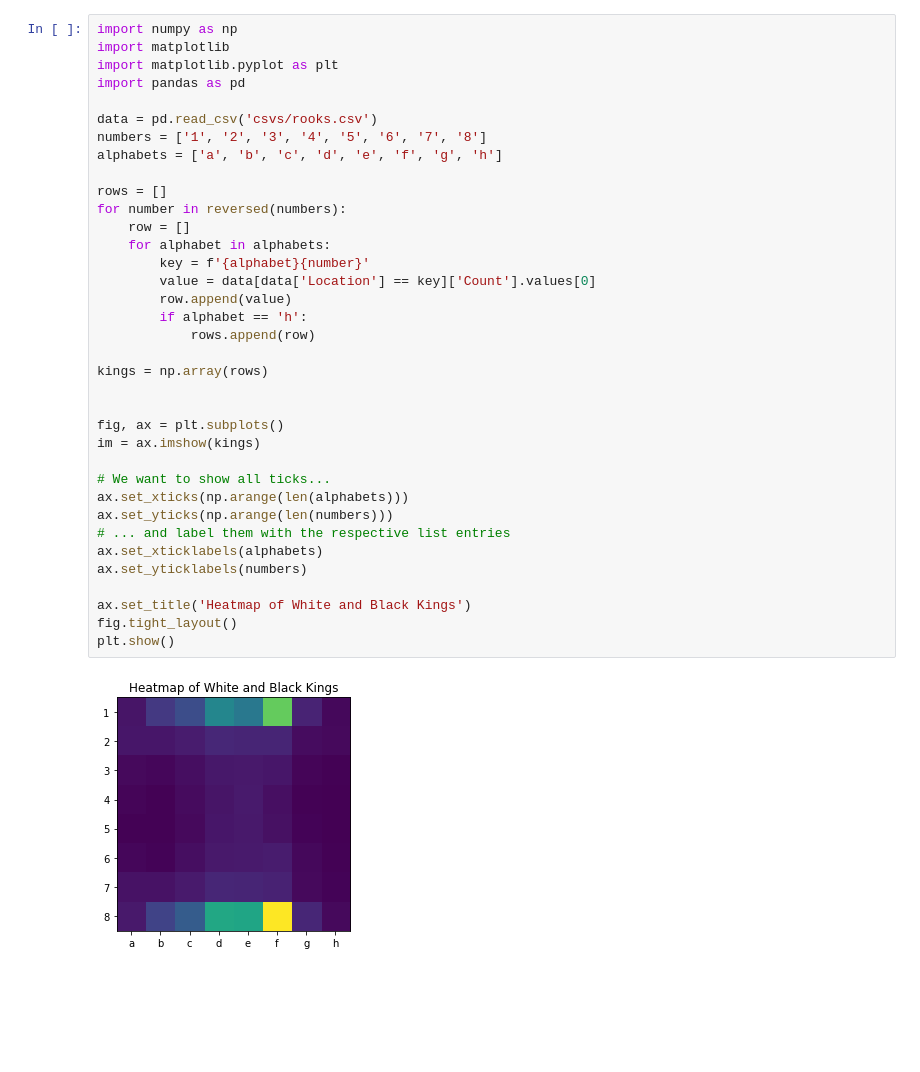
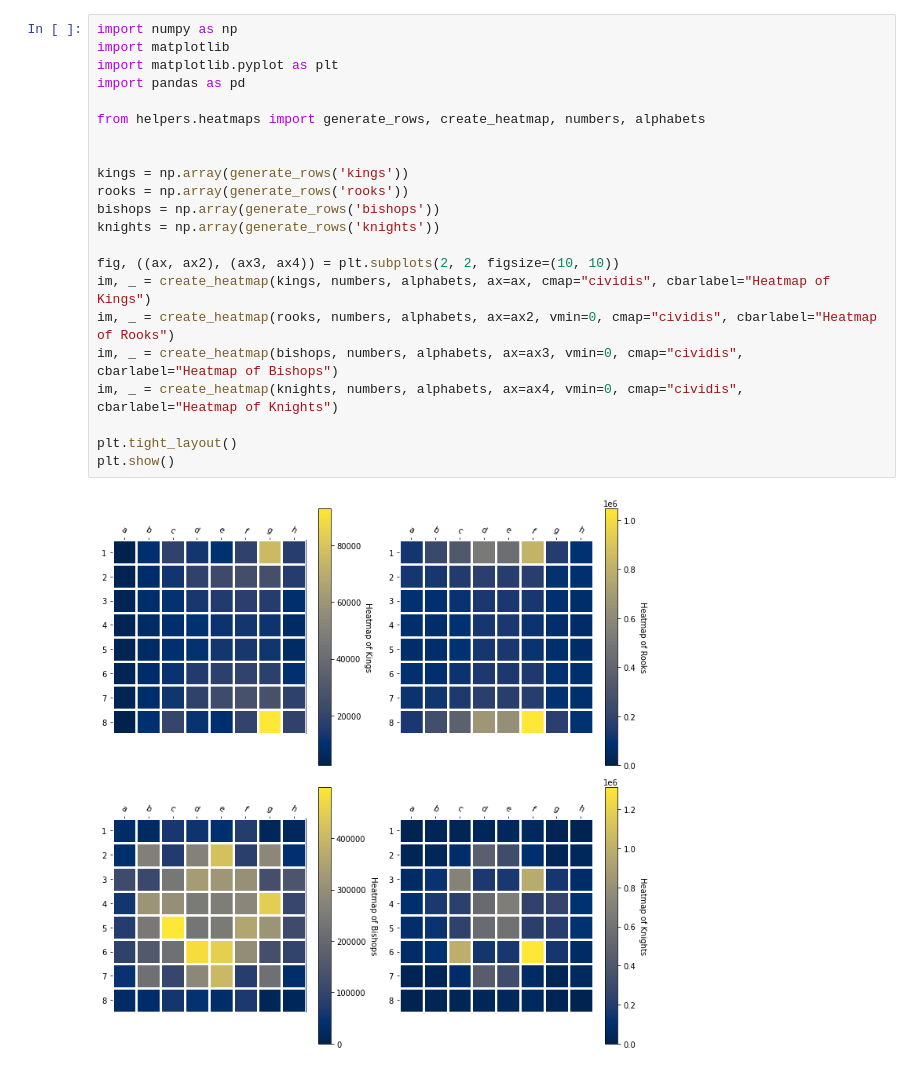
Before and after one commit to johnclaro/bigdata, a Jupyter notebook: README.ipynb, the cells around one changed output. Drawn from its saved outputs; the diff is of its cells as text; blank space fills up the shorter version.

Commit message:
Initialize kings, rooks, bishops and knights for heatmap

```diff
--- a/README.ipynb
+++ b/README.ipynb
@@ -1,38 +1,24 @@
 # %%
 import numpy as np
 import matplotlib
 import matplotlib.pyplot as plt
 import pandas as pd
 
-data = pd.read_csv('csvs/rooks.csv')
-numbers = ['1', '2', '3', '4', '5', '6', '7', '8']
-alphabets = ['a', 'b', 'c', 'd', 'e', 'f', 'g', 'h']
-
-rows = []
-for number in reversed(numbers):
-    row = []
-    for alphabet in alphabets:
-        key = f'{alphabet}{number}'
-        value = data[data['Location'] == key]['Count'].values[0]
-        row.append(value)
-        if alphabet == 'h':
-            rows.append(row)
-
-kings = np.array(rows)
+from helpers.heatmaps import generate_rows, create_heatmap, numbers, alphabets
 
 
-fig, ax = plt.subplots()
-im = ax.imshow(kings)
+kings = np.array(generate_rows('kings'))
+rooks = np.array(generate_rows('rooks'))
+bishops = np.array(generate_rows('bishops'))
+knights = np.array(generate_rows('knights'))
 
-# We want to show all ticks...
-ax.set_xticks(np.arange(len(alphabets)))
-ax.set_yticks(np.arange(len(numbers)))
-# ... and label them with the respective list entries
-ax.set_xticklabels(alphabets)
-ax.set_yticklabels(numbers)
+fig, ((ax, ax2), (ax3, ax4)) = plt.subplots(2, 2, figsize=(10, 10))
+im, _ = create_heatmap(kings, numbers, alphabets, ax=ax, cmap="cividis", cbarlabel="Heatmap of Kings")
+im, _ = create_heatmap(rooks, numbers, alphabets, ax=ax2, vmin=0, cmap="cividis", cbarlabel="Heatmap of Rooks")
+im, _ = create_heatmap(bishops, numbers, alphabets, ax=ax3, vmin=0, cmap="cividis", cbarlabel="Heatmap of Bishops")
+im, _ = create_heatmap(knights, numbers, alphabets, ax=ax4, vmin=0, cmap="cividis", cbarlabel="Heatmap of Knights")
 
-ax.set_title('Heatmap of White and Black Kings')
-fig.tight_layout()
+plt.tight_layout()
 plt.show()
 # %% [output]
-[figure, old version]
+[figure, new version]
```
